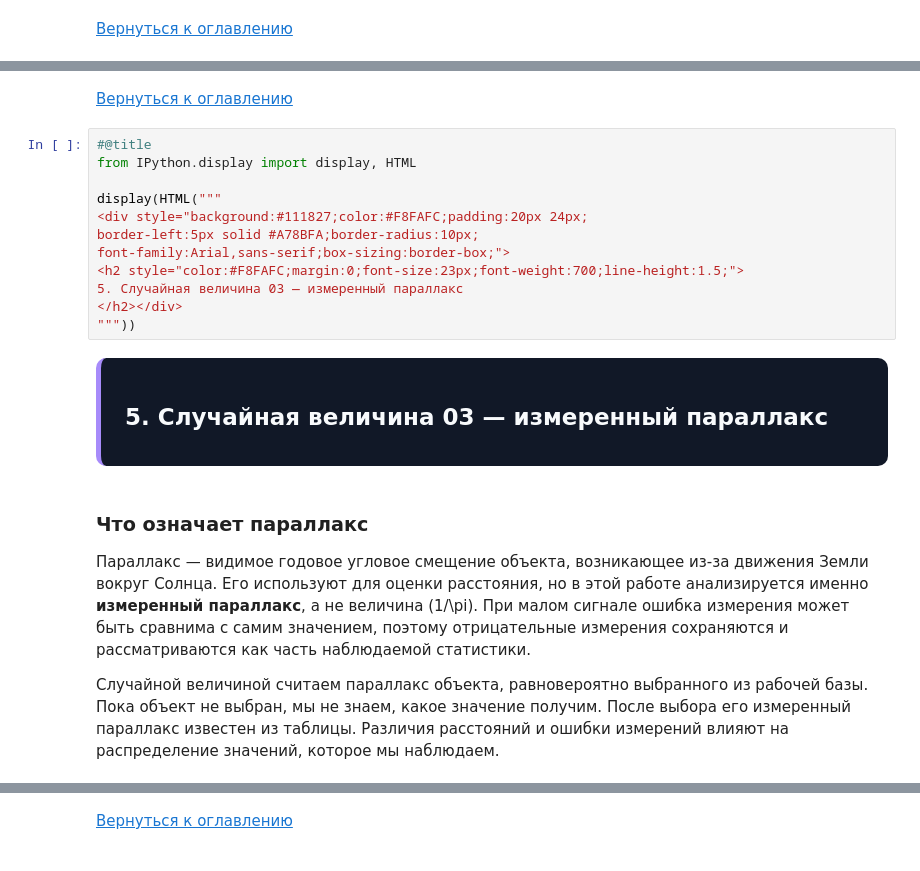
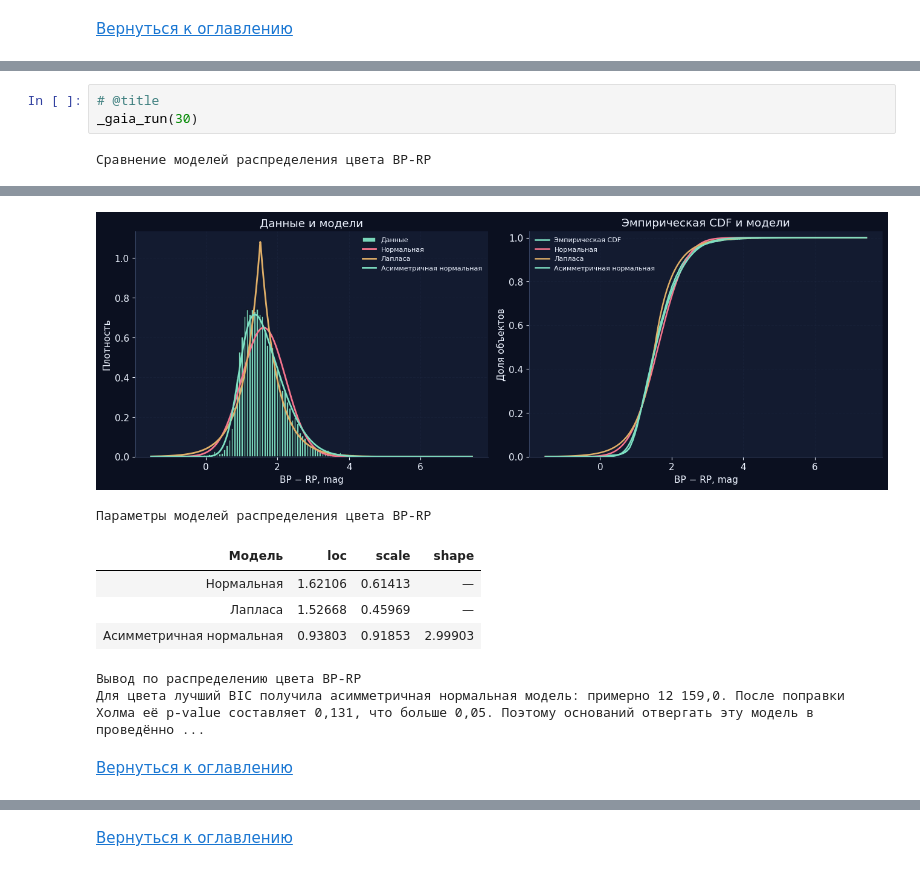
Before and after one commit to sofia28s/statistics, a Jupyter notebook: Lab01_Gaia.ipynb, the cells around one changed output, grey strips where cells are left out. Cells and saved outputs as stored; diff of their text form.

```diff
--- a/Lab01_Gaia.ipynb
+++ b/Lab01_Gaia.ipynb
@@ -1550,0 +325,5 @@ display(HTML("""
+# %%
+# @title
+_gaia_run(30)
+# %% [output]
+Сравнение моделей распределения цвета BP-RP
@@ -1551,23 +334,10 @@ display(HTML("""
+[figure, added]
+Параметры моделей распределения цвета BP-RP
+| Модель | loc | scale | shape |
+| Нормальная | 1.62106 | 0.61413 | — |
+| Лапласа | 1.52668 | 0.45969 | — |
+| Асимметричная нормальная | 0.93803 | 0.91853 | 2.99903 |
+Вывод по распределению цвета BP-RP
+Для цвета лучший BIC получила асимметричная нормальная модель: примерно 12 159,0. После поправки Холма её p-value составляет 0,131, что больше 0,05. Поэтому оснований отвергать эту модель в проведённо ...
 # %% [markdown]
 [Вернуться к оглавлению](#scrollTo=rDteLyWqGMZE&line)
-# %%
-#@title
-from IPython.display import display, HTML
-
-display(HTML("""
-<div style="background:#111827;color:#F8FAFC;padding:20px 24px;
-border-left:5px solid #A78BFA;border-radius:10px;
-font-family:Arial,sans-serif;box-sizing:border-box;">
-<h2 style="color:#F8FAFC;margin:0;font-size:23px;font-weight:700;line-height:1.5;">
-5. Случайная величина 03 — измеренный параллакс
-</h2></div>
-"""))
-# %% [output]
-5. Случайная величина 03 — измеренный параллакс
-# %% [markdown]
-<a id="rv03"></a>
-### Что означает параллакс
-
-Параллакс — видимое годовое угловое смещение объекта, возникающее из-за движения Земли вокруг Солнца. Его используют для оценки расстояния, но в этой работе анализируется именно **измеренный параллакс**, а не величина (1/\pi). При малом сигнале ошибка измерения может быть сравнима с самим значением, поэтому отрицательные измерения сохраняются и рассматриваются как часть наблюдаемой статистики.
-
-Случайной величиной считаем параллакс объекта, равновероятно выбранного из рабочей базы. Пока объект не выбран, мы не знаем, какое значение получим. После выбора его измеренный параллакс известен из таблицы. Различия расстояний и ошибки измерений влияют на распределение значений, которое мы наблюдаем.
```
Also changed, not shown: parts of 159 cells of this notebook.
